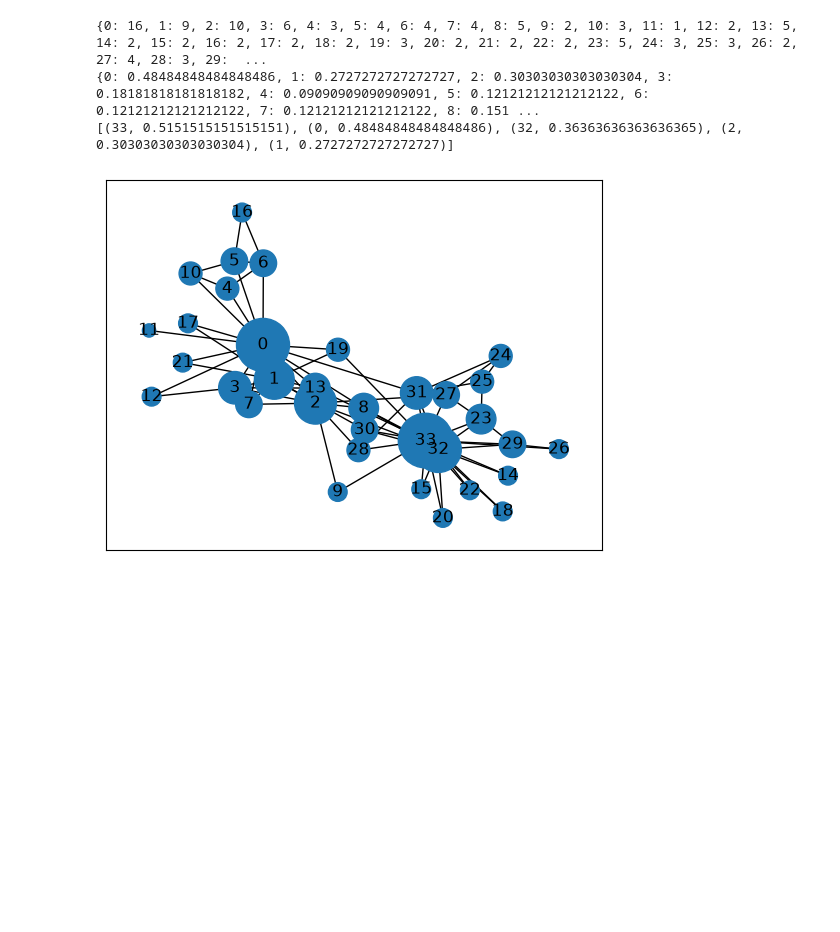
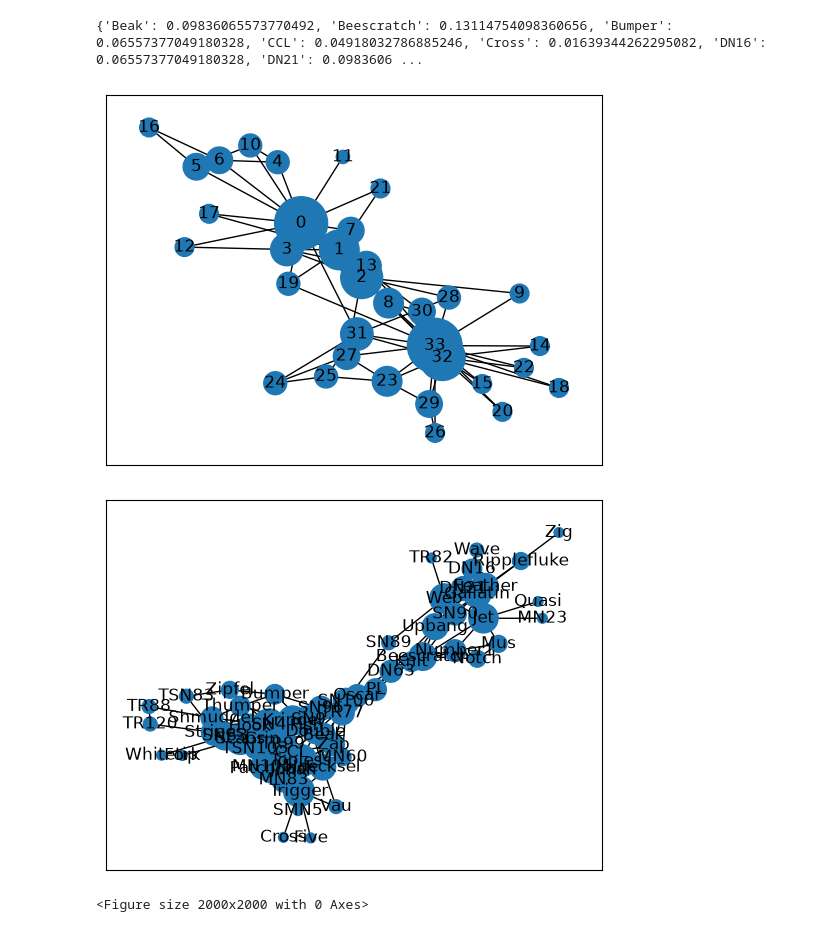
Before and after one commit to siddharth-mcs26-web/Network-Science, a Jupyter notebook: assignment3.ipynb, the cells around one changed output. Cells and saved outputs as stored; diff of their text form; code cells hidden in the pictures; blank space fills up the shorter version.

```diff
--- a/assignment3.ipynb
+++ b/assignment3.ipynb
@@ -2,42 +2,47 @@
 import networkx as nx
 import pandas as pd
 import matplotlib.pyplot as plt
 def calculateDegreeCentrality(G):
     N = G.number_of_nodes()
     degrees = {}
     centrality = {}
     for n in G.nodes():
         k = len(list(G.neighbors(n)))
         c = k/(N-1)
         degrees[n] = k
         centrality[n] = c
 
     return degrees, centrality
 
 
 G_karate = nx.karate_club_graph()
-#G_dolphins = nx.read_gml('dolphins.gml')
+G_dolphins = nx.read_gml('dolphins.gml')
 
 degrees_karate, centrality_karate = calculateDegreeCentrality(G_karate)
-#degrees_dolphins, centrality_dolphins = calculateDegreeCentrality(G_dolphins)
-
-print(degrees_karate)
-print(centrality_karate)
+degrees_dolphins, centrality_dolphins = calculateDegreeCentrality(G_dolphins)
+print(centrality_dolphins)
 def getcentrality(item):
     return item[1]
 top5_karate = sorted(centrality_karate.items(), key=getcentrality, reverse=True)[:5]
-print(top5_karate)
+top5_dolphins = sorted(centrality_dolphins.items(), key = getcentrality, reverse=True)[:5]
 size_of_nodes = []
 for node in range(34):
     size_of_nodes.append(centrality_karate[node]*3000)
 
+size_of_dolphins = []
+for node in centrality_dolphins.keys():
+    size_of_dolphins.append(centrality_dolphins[node]*3000)
+
+
+
 nx.draw_networkx(G_karate, node_size = size_of_nodes, with_labels=True)
 plt.show()
 
-#print(degrees_dolphins)
-#print(centrality_dolphins)
+nx.draw_networkx(G_dolphins, node_size=size_of_dolphins, with_labels=True)
+plt.figure(figsize=(20,20))
+plt.show()
 # %% [output]
-{0: 16, 1: 9, 2: 10, 3: 6, 4: 3, 5: 4, 6: 4, 7: 4, 8: 5, 9: 2, 10: 3, 11: 1, 12: 2, 13: 5, 14: 2, 15: 2, 16: 2, 17: 2, 18: 2, 19: 3, 20: 2, 21: 2, 22: 2, 23: 5, 24: 3, 25: 3, 26: 2, 27: 4, 28: 3, 29:  ...
-{0: 0.48484848484848486, 1: 0.2727272727272727, 2: 0.30303030303030304, 3: 0.18181818181818182, 4: 0.09090909090909091, 5: 0.12121212121212122, 6: 0.12121212121212122, 7: 0.12121212121212122, 8: 0.151 ...
-[(33, 0.5151515151515151), (0, 0.48484848484848486), (32, 0.36363636363636365), (2, 0.30303030303030304), (1, 0.2727272727272727)]
+{'Beak': 0.09836065573770492, 'Beescratch': 0.13114754098360656, 'Bumper': 0.06557377049180328, 'CCL': 0.04918032786885246, 'Cross': 0.01639344262295082, 'DN16': 0.06557377049180328, 'DN21': 0.0983606 ...
-[figure, old version]
+[figure, new version]
+[figure, added]
+<Figure size 2000x2000 with 0 Axes>
```
Also changed, not shown: parts of 6 cells of this notebook, 2 other files.
